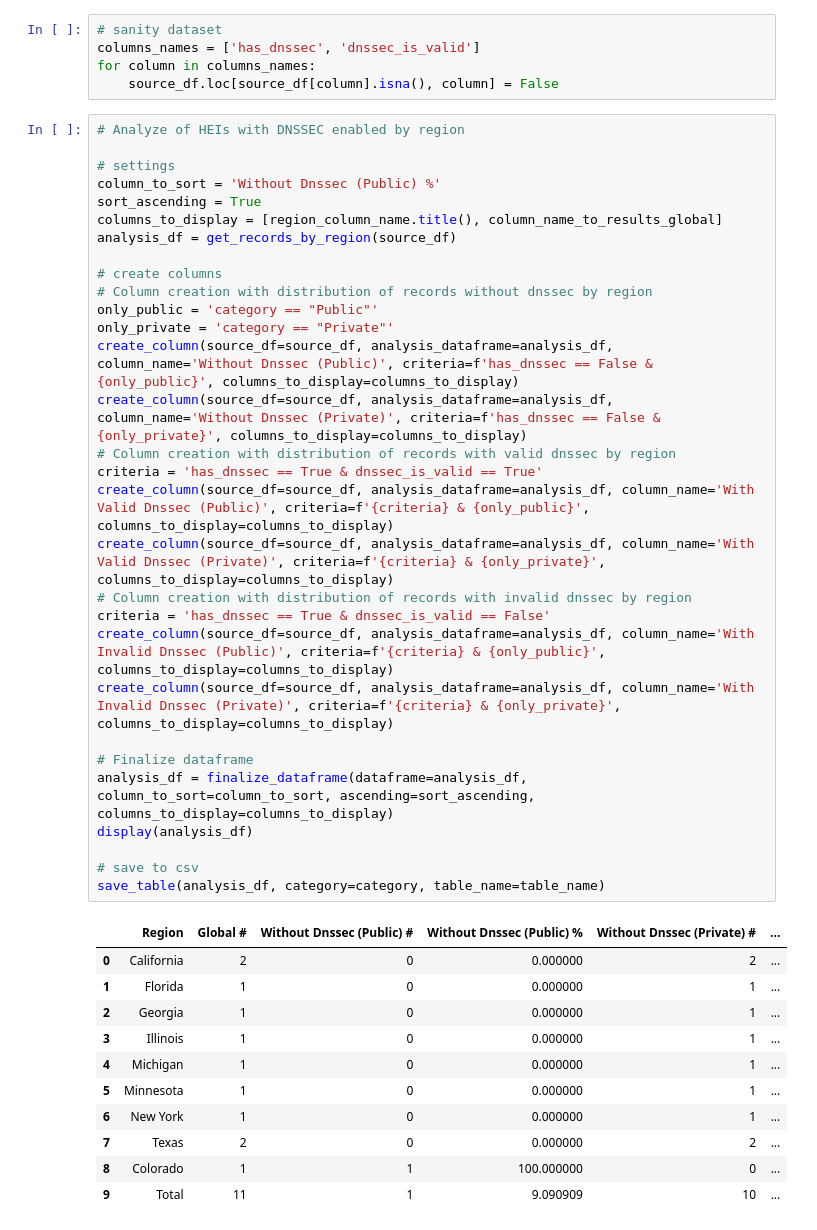
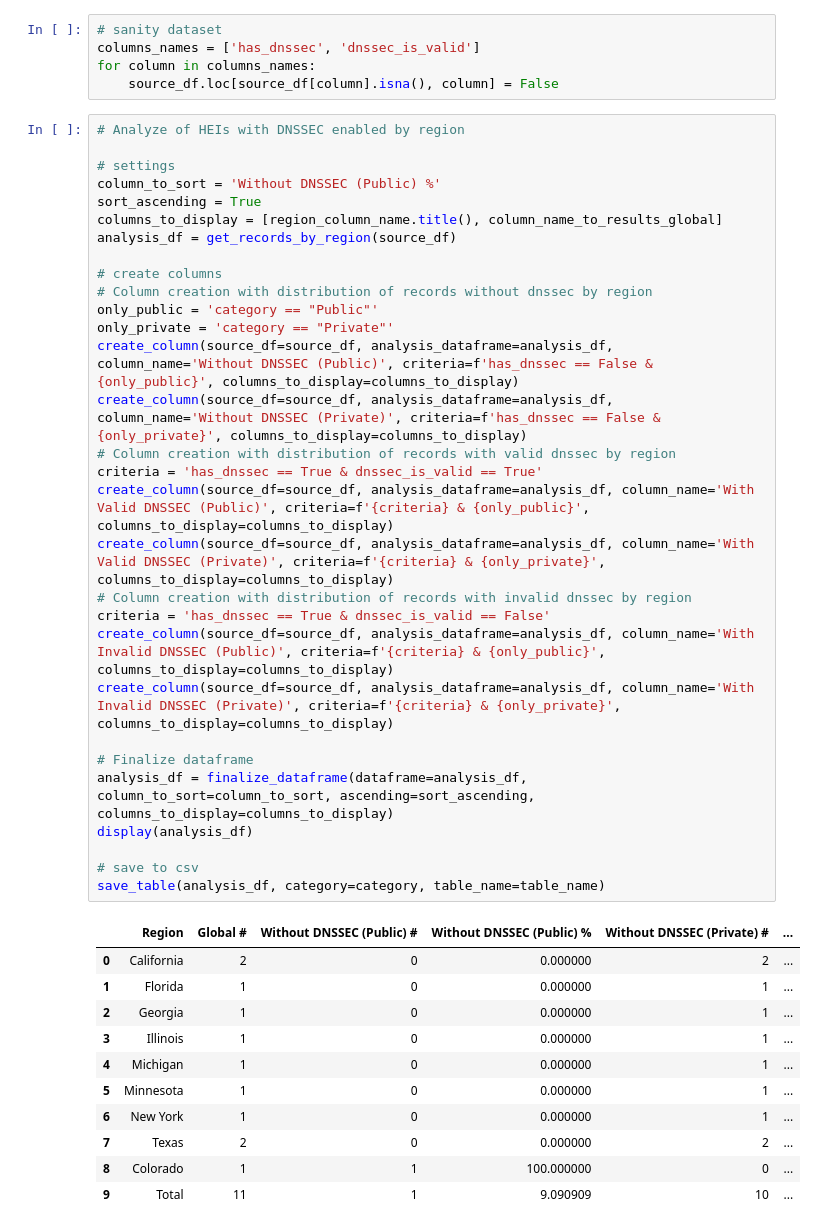
Before and after one commit to jacksonbarreto/WebSecureScout-Analyzer, a Jupyter notebook: analizer/dnssec.ipynb, the cells around one changed output. Drawn from its saved outputs; the diff is of its cells as text.

Commit message:
fix: capitalize column name

```diff
--- a/analizer/dnssec.ipynb
+++ b/analizer/dnssec.ipynb
@@ -17,35 +17,35 @@ for column in columns_names:
 # %%
 # Analyze of HEIs with DNSSEC enabled by region
 
 # settings
-column_to_sort = 'Without Dnssec (Public) %'
+column_to_sort = 'Without DNSSEC (Public) %'
 sort_ascending = True
 columns_to_display = [region_column_name.title(), column_name_to_results_global]
 analysis_df = get_records_by_region(source_df)
 
 # create columns
 # Column creation with distribution of records without dnssec by region
 only_public = 'category == "Public"'
 only_private = 'category == "Private"'
-create_column(source_df=source_df, analysis_dataframe=analysis_df, column_name='Without Dnssec (Public)', criteria=f'has_dnssec == False & {only_public}', columns_to_display=columns_to_display)
-create_column(source_df=source_df, analysis_dataframe=analysis_df, column_name='Without Dnssec (Private)', criteria=f'has_dnssec == False & {only_private}', columns_to_display=columns_to_display)
+create_column(source_df=source_df, analysis_dataframe=analysis_df, column_name='Without DNSSEC (Public)', criteria=f'has_dnssec == False & {only_public}', columns_to_display=columns_to_display)
+create_column(source_df=source_df, analysis_dataframe=analysis_df, column_name='Without DNSSEC (Private)', criteria=f'has_dnssec == False & {only_private}', columns_to_display=columns_to_display)
 # Column creation with distribution of records with valid dnssec by region
 criteria = 'has_dnssec == True & dnssec_is_valid == True'
-create_column(source_df=source_df, analysis_dataframe=analysis_df, column_name='With Valid Dnssec (Public)', criteria=f'{criteria} & {only_public}', columns_to_display=columns_to_display)
-create_column(source_df=source_df, analysis_dataframe=analysis_df, column_name='With Valid Dnssec (Private)', criteria=f'{criteria} & {only_private}', columns_to_display=columns_to_display)
+create_column(source_df=source_df, analysis_dataframe=analysis_df, column_name='With Valid DNSSEC (Public)', criteria=f'{criteria} & {only_public}', columns_to_display=columns_to_display)
+create_column(source_df=source_df, analysis_dataframe=analysis_df, column_name='With Valid DNSSEC (Private)', criteria=f'{criteria} & {only_private}', columns_to_display=columns_to_display)
 # Column creation with distribution of records with invalid dnssec by region
 criteria = 'has_dnssec == True & dnssec_is_valid == False'
-create_column(source_df=source_df, analysis_dataframe=analysis_df, column_name='With Invalid Dnssec (Public)', criteria=f'{criteria} & {only_public}', columns_to_display=columns_to_display)
-create_column(source_df=source_df, analysis_dataframe=analysis_df, column_name='With Invalid Dnssec (Private)', criteria=f'{criteria} & {only_private}', columns_to_display=columns_to_display)
+create_column(source_df=source_df, analysis_dataframe=analysis_df, column_name='With Invalid DNSSEC (Public)', criteria=f'{criteria} & {only_public}', columns_to_display=columns_to_display)
+create_column(source_df=source_df, analysis_dataframe=analysis_df, column_name='With Invalid DNSSEC (Private)', criteria=f'{criteria} & {only_private}', columns_to_display=columns_to_display)
 
 # Finalize dataframe
 analysis_df = finalize_dataframe(dataframe=analysis_df, column_to_sort=column_to_sort, ascending=sort_ascending, columns_to_display=columns_to_display)
 display(analysis_df)
 
 # save to csv
 save_table(analysis_df, category=category, table_name=table_name)
 # %% [output]
-|  | Region | Global # | Without Dnssec (Public) # | Without Dnssec (Public) % | Without Dnssec (Private) # | ... |
+|  | Region | Global # | Without DNSSEC (Public) # | Without DNSSEC (Public) % | Without DNSSEC (Private) # | ... |
 | 0 | California | 2 | 0 | 0.000000 | 2 | ... |
 | 1 | Florida | 1 | 0 | 0.000000 | 1 | ... |
 | 2 | Georgia | 1 | 0 | 0.000000 | 1 | ... |
```
Also changed, not shown: parts of 1 cell of this notebook, 5 other files.
